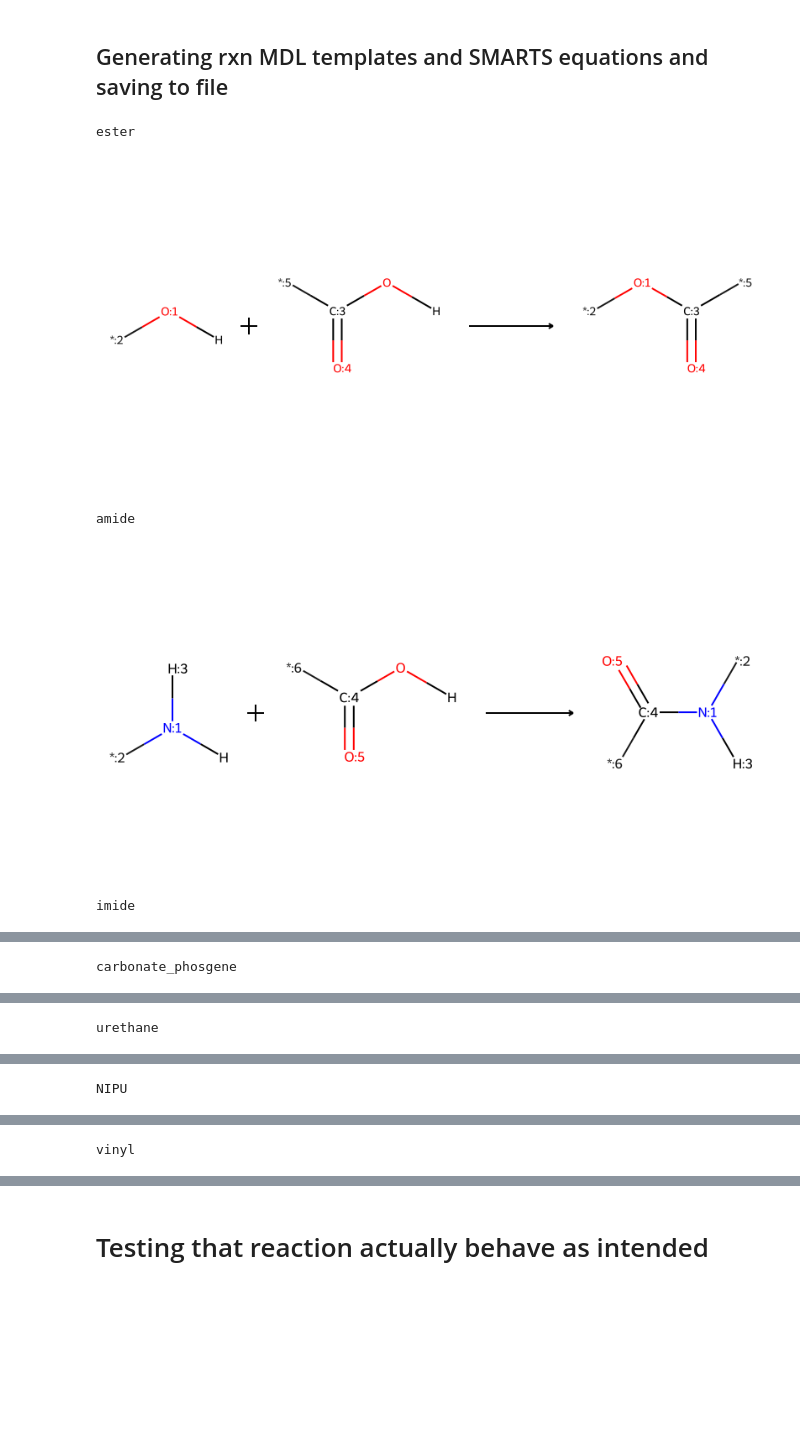
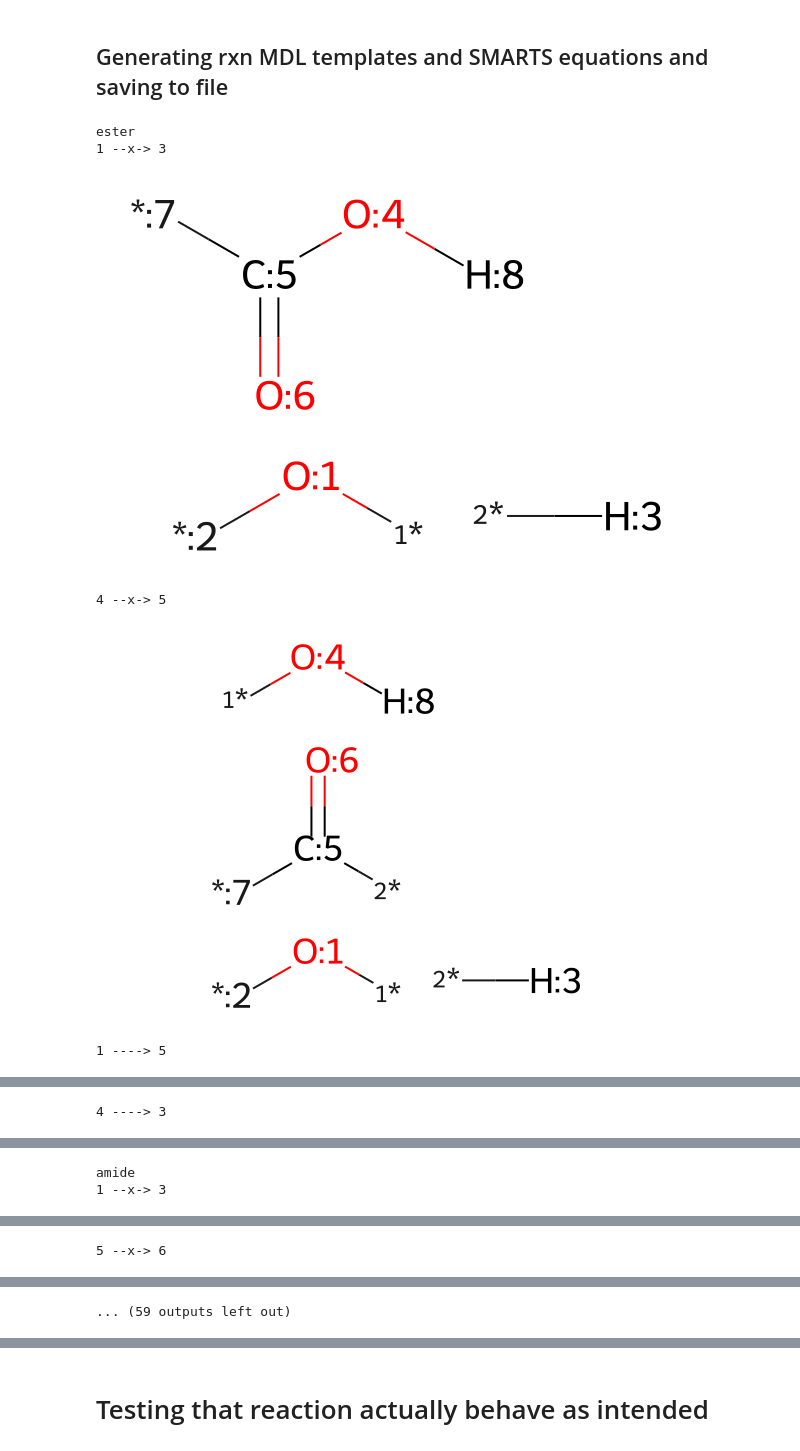
Before and after one commit to timbernat/NREL_polymers, a Jupyter notebook: reaction_def.ipynb, the cells around one changed output, grey strips where cells are left out. Cells and saved outputs as stored; diff of their text form; code cells hidden in the pictures; blank space fills up the shorter version.

Commit message:
Consoldiated rxn mechanisms, generate MDL RXN files

```diff
--- a/reaction_def.ipynb
+++ b/reaction_def.ipynb
@@ -147,10 +152,10 @@ from polymerist.rdutils.rdtypes import RDMol
 @dataclass
 class MechanismSchema:
     '''Encapsulates functional group and bond derangement info for a reaction mechanism'''
-    reactive_groups  : Iterable[str]
-    byproducts       : Iterable[RDMol] = field(default_factory=list)
+    reactive_groups  : Iterable[RDMol]
+    byproducts       : Iterable[RDMol]            = field(default_factory=list)
     bond_derangement : dict[int, tuple[int, int]] = field(default_factory=dict)
-    rxn_name : str = ''
+    rxn_name         : str = ''
 
     @property
     def reactants(self) -> RDMol:
@@ -159,21 +164,21 @@ class MechanismSchema:
         reactants = molwise.assign_contiguous_atom_map_nums(*self.reactive_groups, in_place=False) # needed up-front to display reactants for derangement determination
         return Chem.CombineMols(*reactants)
 
-    def products(self, debug_display : bool=False) -> RDMol:
+    def products(self, show_steps : bool=False) -> RDMol:
         '''Generate the product template defined by the provided reactants and bond derangement'''
         if not self.bond_derangement:
             raise ValueError('Must provide non-empty bond derangement')
 
         # 2) defining and swapping bonds to form product
-        products = bonding.swap_bonds(Chem.RWMol(self.reactants), self.bond_derangement, debug_display=debug_display) # create editable Mol
+        products = bonding.swap_bonds(Chem.RWMol(self.reactants), self.bond_derangement, show_steps=show_steps) # create editable Mol
         Chem.SanitizeMol(products, sanitizeOps=specification.SANITIZE_AS_KEKULE)
 
         return products
 
-    def products_by_importance(self, combined : bool=True) -> tuple[Union[Optional[RDMol], list[RDMol]], Union[Optional[RDMol], list[RDMol]]]:
+    def products_by_importance(self, combined : bool=True, show_steps : bool=False) -> tuple[Union[Optional[RDMol], list[RDMol]], Union[Optional[RDMol], list[RDMol]]]:
         '''Partition reaction products into major and minor/byproducts, each returned as a single Combined Mol'''
         product_partition = main_products, byproducts = [], []
-        for product in Chem.GetMolFrags(self.products(debug_display=False), asMols=True):
+        for product in Chem.GetMolFrags(self.products(show_steps=show_steps), asMols=True):
             for side_query_mol in self.byproducts:
                 if product.HasSubstructMatch(side_query_mol) and (product.GetNumAtoms() == side_query_mol.GetNumAtoms()):
                     byproducts.append(product)
@@ -191,12 +196,12 @@ class MechanismSchema:
 
     # TODO : add assertion that reactant and product map num sets match
     @property
-    def byproduct_map_nums(self) -> tuple[set, set]:
+    def byproduct_map_nums(self, show_steps : bool=False) -> tuple[set, set]:
         '''Partitions map numbers present in the product(s) by whether or not they belong to a collection of side products
         Returns a set of map numbers NOT in a side product and set set which are'''
         return [
-            set(molwise.ordered_map_nums(product_mol)) if product_mol is not None else set()
-                for product_mol in self.products_by_importance(combined=True) # CRITICAL that mols be combined here
+            set(molwise.ordered_map_nums(product_mol)) if (product_mol is not None) else set()
+                for product_mol in self.products_by_importance(combined=True, show_steps=show_steps) # CRITICAL that mols be combined here
         ]
 
     @property
@@ -214,15 +219,15 @@ class MechanismSchema:
 
         return relabeling
 
-    def get_rxn(self, debug_display : bool=False) -> reactions.AnnotatedReaction:
+    def generate_rxn(self, show_steps : bool=False) -> reactions.AnnotatedReaction:
         '''Assemble MDL rxn template from information stored in self'''
         reactants = self.reactants
-        products, byproducts = self.products_by_importance(combined=True)
+        products, byproducts = self.products_by_importance(combined=True, show_steps=show_steps)
 
         if byproducts is not None:
             relabeling = self.byproduct_relabeling
             reactants = molwise.relabel_map_nums(reactants, relabeling=relabeling, in_place=False)
-            products  = molwise.relabel_map_nums(products, relabeling=relabeling, in_place=False)
+            products  = molwise.relabel_map_nums(products , relabeling=relabeling, in_place=False)
 
         rxn = reactions.AnnotatedReaction.from_rdmols(reactant_templates=[reactants], product_templates=[products])
         rxn.Initialize()
@@ -347,15 +352,16 @@ vinyl {1: (2, 8), 10: (8, 2)}
 # %%
 rxns, rxn_smarts = {}, {}
 for mech_name, mech_schema in mechanisms.items():
     print(mech_name)
-    rxn = mech_schema.get_rxn(debug_display=False)
+    rxn = mech_schema.generate_rxn(show_steps=True)
     display(rxn)
 
     rxns[mech_name] = rxn
     rxn_smarts[mech_name] = rdChemReactions.ReactionToSmarts(rxn)
 # %% [output]
 ester
+1 --x-> 3
-[figure, old version]
+[figure, new version]
-amide
+4 --x-> 5
-[figure, old version]
+[figure, new version]
-imide
+1 ----> 5
@@ -363 +369 @@ imide
-carbonate_phosgene
+4 ----> 3
@@ -365 +372,2 @@ carbonate_phosgene
-urethane
+amide
+1 --x-> 3
@@ -367 +375 @@ urethane
-NIPU
+5 --x-> 6
@@ -369 +376 @@ NIPU
-vinyl
+... (59 outputs left out)
```
Also changed, not shown: parts of 11 cells of this notebook.
